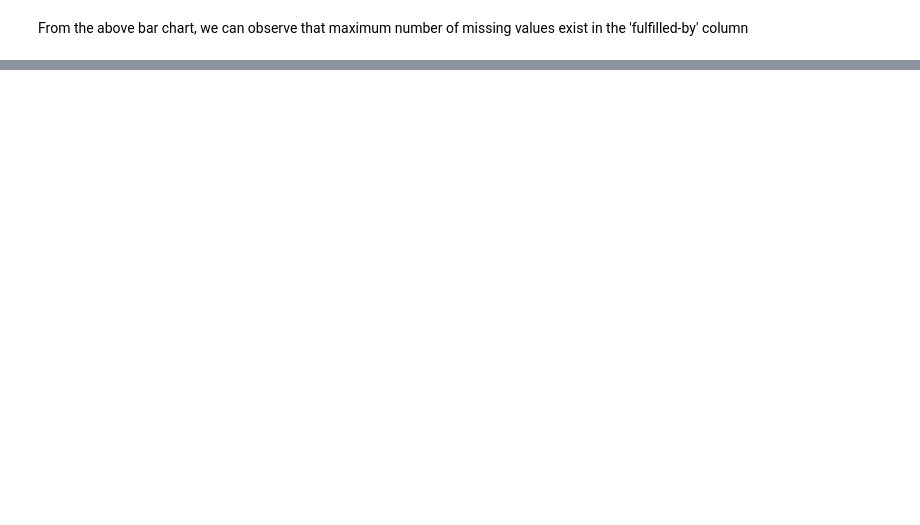
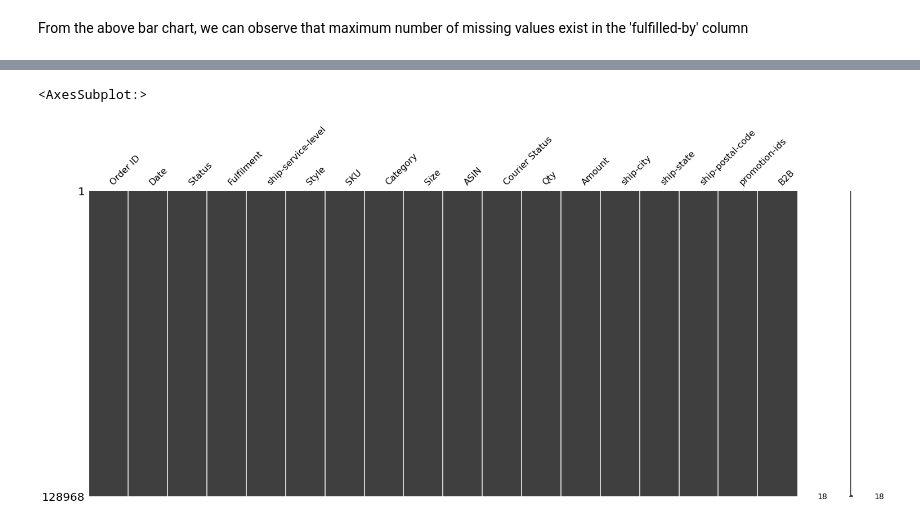
Before and after one commit to Likhita-Narra/Amazon-Product-Sales-EDA, a Jupyter notebook: Data Pre-processing.ipynb, the cells around one changed output, grey strips where cells are left out. Saved outputs shown, nothing was run; the diff lists cells and outputs as text; code cells hidden in the pictures; blank space fills up the shorter version.

```diff
--- a/Data Pre-processing.ipynb
+++ b/Data Pre-processing.ipynb
@@ -47,0 +196,9 @@ From the above bar chart, we can observe that maximum number of missing values e
+# %%
+amazon['ship-city'].fillna('unknown', inplace = True)
+amazon['ship-state'].fillna('unknown', inplace = True)
+amazon['ship-postal-code'].fillna('unknown', inplace = True)
+# %%
+msno.matrix(amazon)
+# %% [output]
+<AxesSubplot:>
+[figure, added]
```
Also changed, not shown: parts of 27 cells of this notebook, 1 other file.
